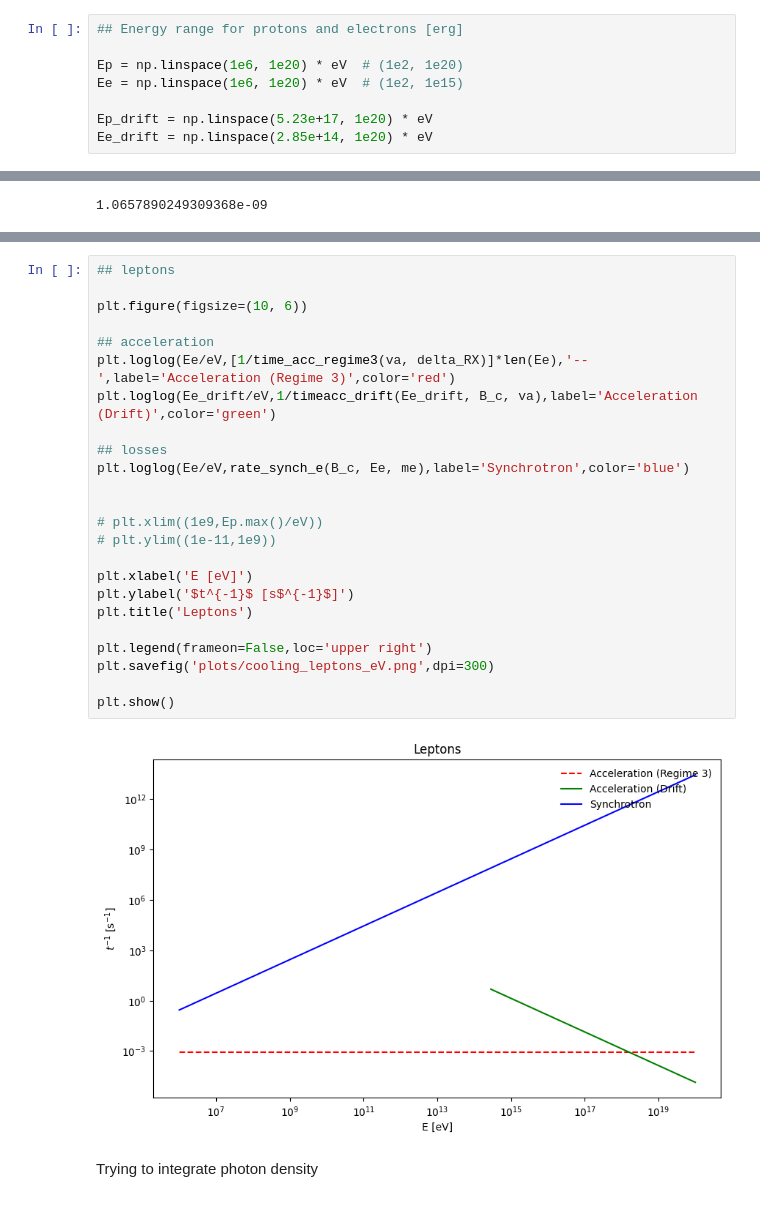
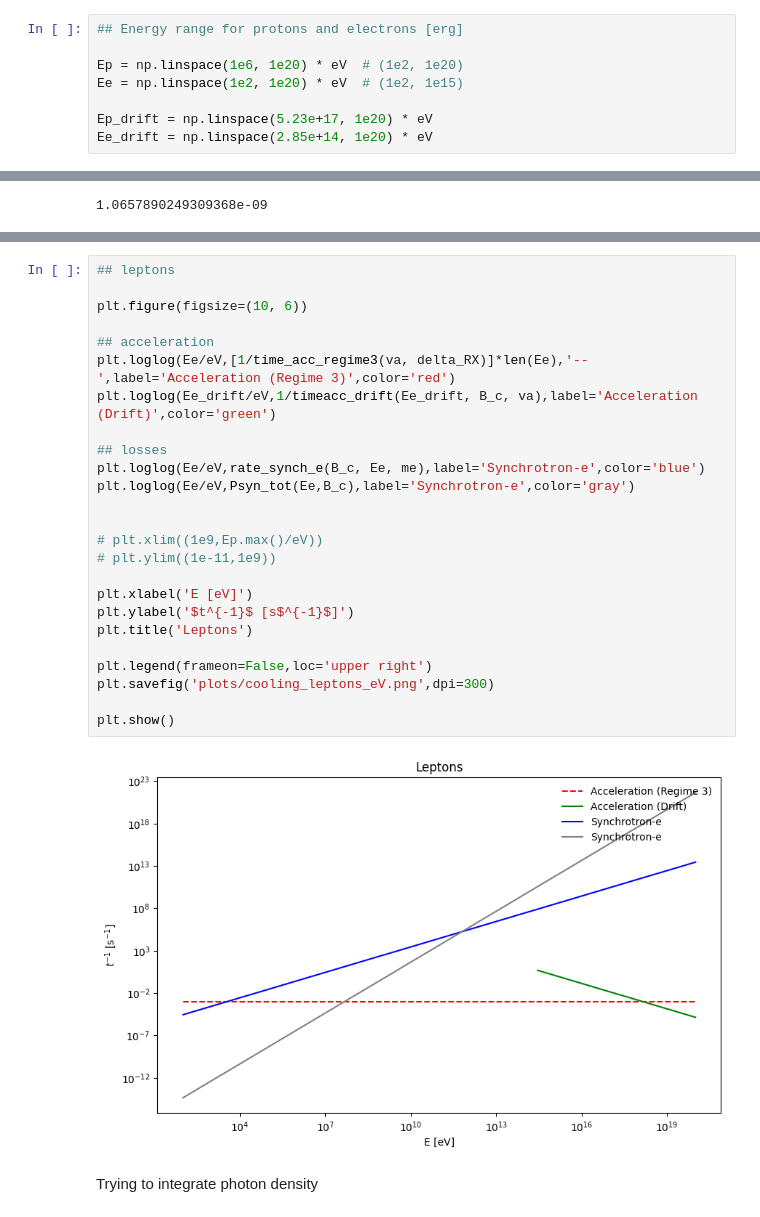
Before and after one commit to luanapassosreis/AGN_Studies, a Jupyter notebook: acc_cooling_rates.ipynb, the cells around one changed output, grey strips where cells are left out. Drawn from its saved outputs; the diff is of its cells as text.

```diff
--- a/acc_cooling_rates.ipynb
+++ b/acc_cooling_rates.ipynb
@@ -47,7 +47,7 @@ Reconnection Power:
 ## Energy range for protons and electrons [erg]
 
 Ep = np.linspace(1e6, 1e20) * eV  # (1e2, 1e20)
-Ee = np.linspace(1e6, 1e20) * eV  # (1e2, 1e15)
+Ee = np.linspace(1e2, 1e20) * eV  # (1e2, 1e15)
 
 Ep_drift = np.linspace(5.23e+17, 1e20) * eV
 Ee_drift = np.linspace(2.85e+14, 1e20) * eV
@@ -117,29 +118,30 @@ plt.show()
 # %%
 ## leptons
 
 plt.figure(figsize=(10, 6))
 
 ## acceleration
 plt.loglog(Ee/eV,[1/time_acc_regime3(va, delta_RX)]*len(Ee),'--',label='Acceleration (Regime 3)',color='red')
 plt.loglog(Ee_drift/eV,1/timeacc_drift(Ee_drift, B_c, va),label='Acceleration (Drift)',color='green')
 
 ## losses
-plt.loglog(Ee/eV,rate_synch_e(B_c, Ee, me),label='Synchrotron',color='blue')
+plt.loglog(Ee/eV,rate_synch_e(B_c, Ee, me),label='Synchrotron-e',color='blue')
+plt.loglog(Ee/eV,Psyn_tot(Ee,B_c),label='Synchrotron-e',color='gray')
 
 
 # plt.xlim((1e9,Ep.max()/eV))
 # plt.ylim((1e-11,1e9))
 
 plt.xlabel('E [eV]')
 plt.ylabel('$t^{-1}$ [s$^{-1}$]')
 plt.title('Leptons')
 
 plt.legend(frameon=False,loc='upper right')
 plt.savefig('plots/cooling_leptons_eV.png',dpi=300)
 
 plt.show()
 # %% [output]
-[figure, old version]
+[figure, new version]
 # %% [markdown]
 Trying to integrate photon density
 # %%
```
Also changed, not shown: parts of 6 cells of this notebook, 5 other files.
